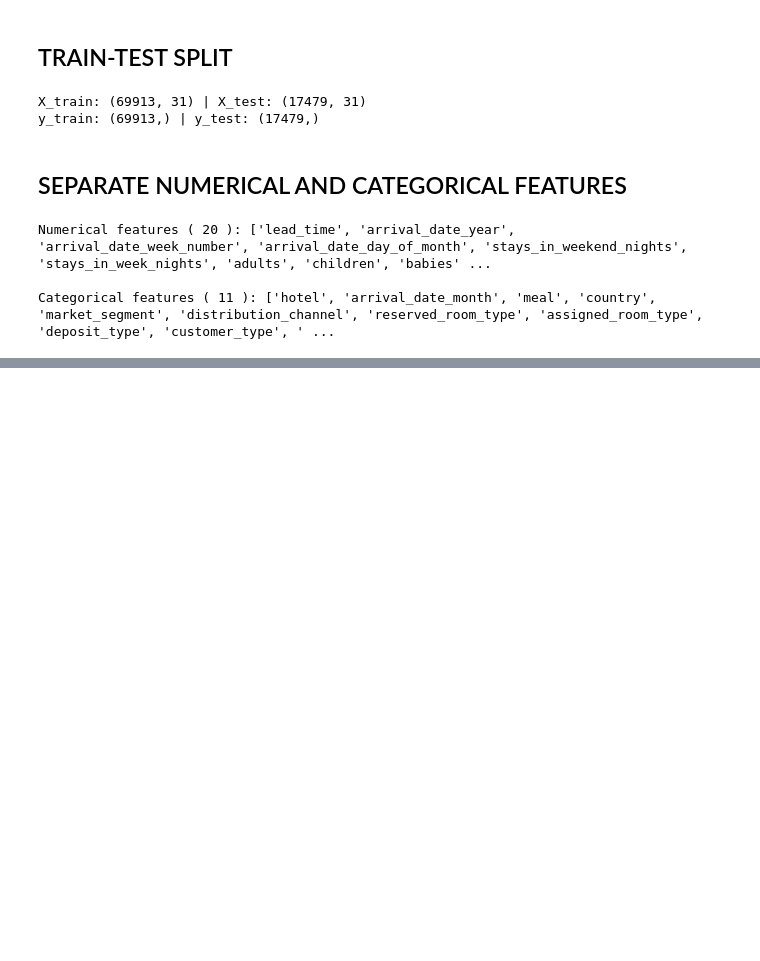
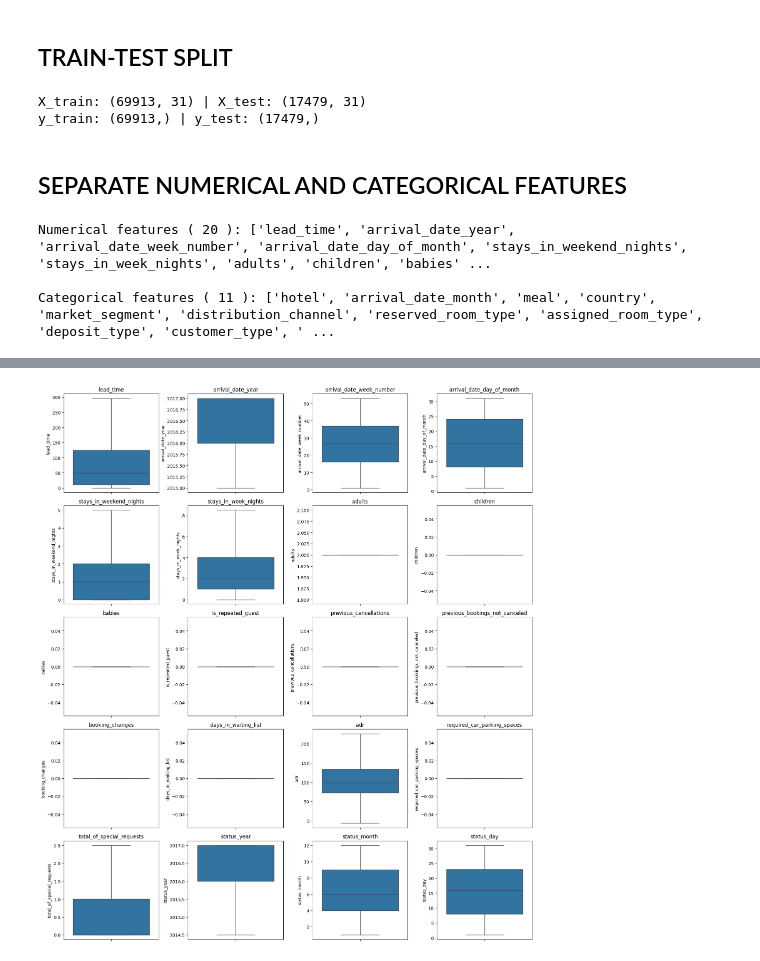
Before and after one commit to Arya-rb/hotel-bookings-eda-and-preprocessing, a Jupyter notebook: Hotel_booking_section1.ipynb, the cells around one changed output, grey strips where cells are left out. Cells and saved outputs as stored; diff of their text form; code cells hidden in the pictures; blank space fills up the shorter version.

```diff
--- a/Hotel_booking_section1.ipynb
+++ b/Hotel_booking_section1.ipynb
@@ -438,0 +521,15 @@ Categorical features ( 11 ): ['hotel', 'arrival_date_month', 'meal', 'country',
+# %%
+# Clipping every numerical column using the IQR limits calculated from TRAIN only.
+# The same TRAIN limits are applied to both train and test (no data leakage).
+
+for col in numerical_cols:
+    Q1 = X_train_num_imp[col].quantile(0.25)
+    Q3 = X_train_num_imp[col].quantile(0.75)
+    IQR = Q3 - Q1
+    lower = Q1 - 1.5 * IQR
+    upper = Q3 + 1.5 * IQR
+
+    X_train_num_imp[col] = X_train_num_imp[col].clip(lower, upper)
+    X_test_num_imp[col] = X_test_num_imp[col].clip(lower, upper)
+
+X_train_num_imp.head(3)
@@ -438,0 +541,12 @@ Categorical features ( 11 ): ['hotel', 'arrival_date_month', 'meal', 'country',
+# %%
+# checking for outliers after clipping
+
+plt.figure(figsize=(16, 18))
+for i, col in enumerate(numerical_cols, 1):
+    plt.subplot(5, 4, i)
+    sns.boxplot(X_train_num_imp[col])
+    plt.title(col)
+plt.tight_layout()
+plt.show()
+# %% [output]
+[figure, added]
```
Also changed, not shown: parts of 15 cells of this notebook.
